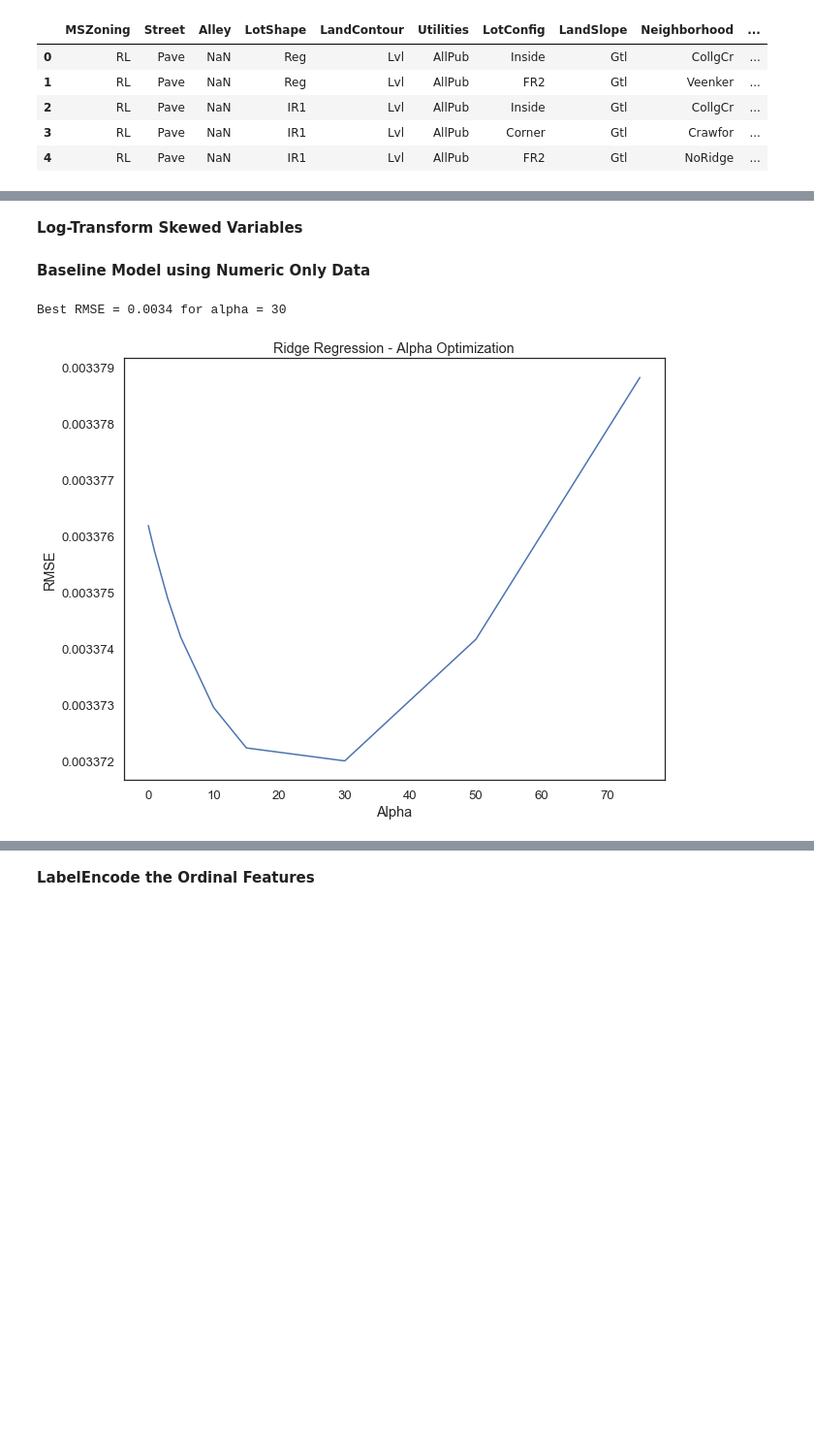
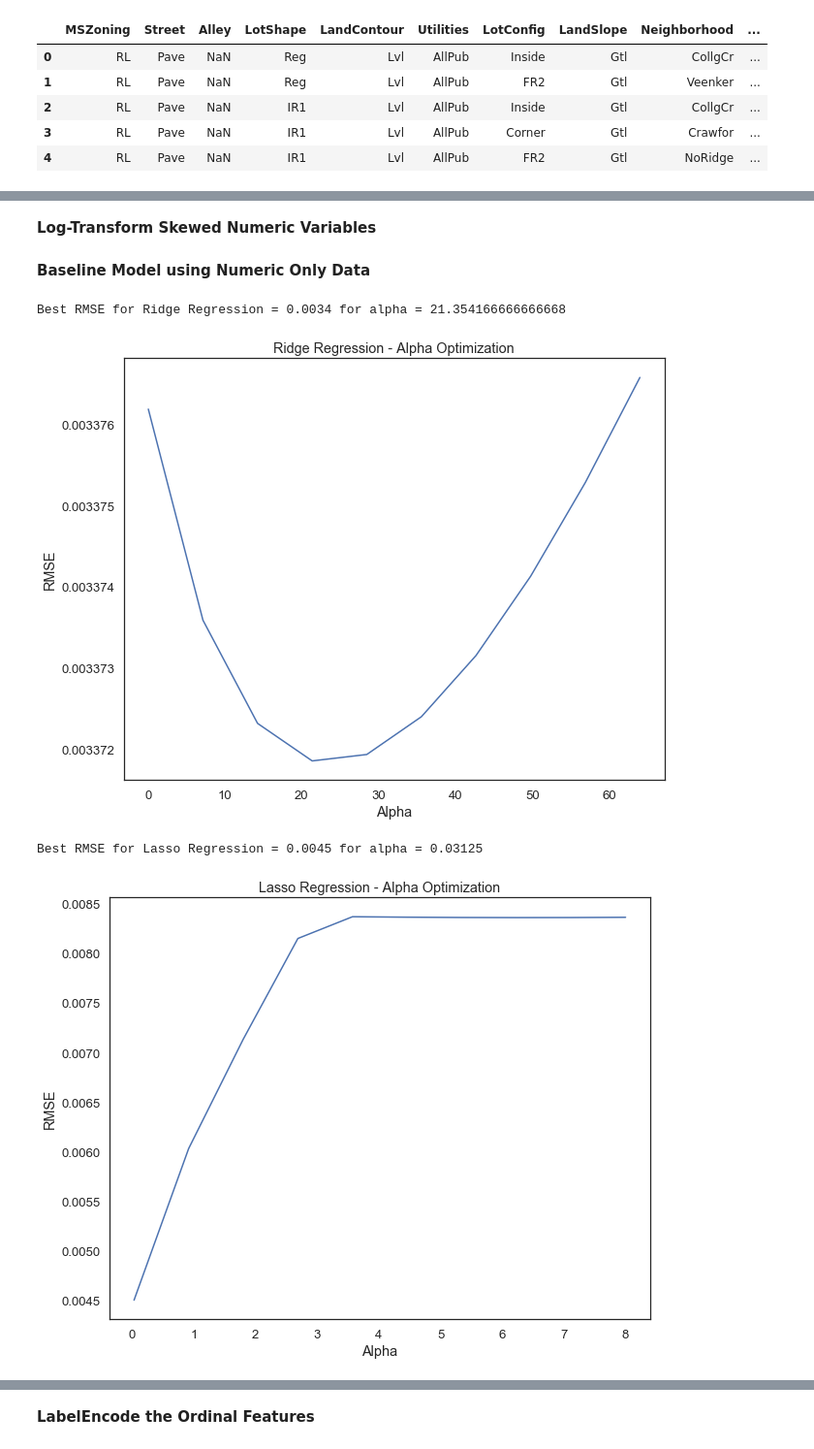
Before and after one commit to amypeniston/kaggle-competitions, a Jupyter notebook: house-prices/2_Data_Preprocessing.ipynb, the cells around one changed output, grey strips where cells are left out. Shown at 97% size. Drawn from its saved outputs; the diff is of its cells as text; code cells hidden in the pictures; blank space fills up the shorter version.

```diff
--- a/house-prices/2_Data_Preprocessing.ipynb
+++ b/house-prices/2_Data_Preprocessing.ipynb
@@ -94,5 +152,5 @@ train[categorical_features].head()
 # %% [markdown]
-**Log-Transform Skewed Variables**
+**Log-Transform Skewed Numeric Variables**
 # %%
 y = np.log1p(y) # SalePrice
 
@@ -103,20 +161,32 @@ for df in [y, X[numeric_features], test[numeric_features]]:
 # %%
 X_numeric = X[numeric_features]
 X_numeric = X_numeric.fillna(X_numeric.mean())
 
 model_ridge = Ridge()
 
-alphas = [0.05, 0.1, 0.3, 1, 3, 5, 10, 15, 30, 50, 75]
+alphas = np.linspace(2**(-5), 2**6, num=10)
 cv_ridge = [rmse_cv(Ridge(alpha=alpha), X_numeric, y).mean() for alpha in alphas]
 cv_ridge = pd.Series(cv_ridge, index=alphas)
 sns.lineplot(x=alphas, y=cv_ridge)
 plt.title("Ridge Regression - Alpha Optimization")
 plt.xlabel("Alpha")
 plt.ylabel("RMSE")
 
-print("Best RMSE = {:.4f} for alpha = {}".format(cv_ridge.min(), alphas[np.argmin(cv_ridge.values)]))
+print("Best RMSE for Ridge Regression = {:.4f} for alpha = {}".format(cv_ridge.min(), alphas[np.argmin(cv_ridge.values)]))
+plt.show()
 
+alphas = np.linspace(2**(-5), 2**3, num=10)
+cv_lasso = [rmse_cv(Lasso(alpha=alpha), X_numeric, y).mean() for alpha in alphas]
+cv_lasso = pd.Series(cv_lasso, index=alphas)
+sns.lineplot(x=alphas, y=cv_lasso)
+plt.title("Lasso Regression - Alpha Optimization")
+plt.xlabel("Alpha")
+plt.ylabel("RMSE")
+
+print("Best RMSE for Lasso Regression = {:.4f} for alpha = {}".format(cv_lasso.min(), alphas[np.argmin(cv_lasso.values)]))
 plt.show()
 # %% [output]
-Best RMSE = 0.0034 for alpha = 30
+Best RMSE for Ridge Regression = 0.0034 for alpha = 21.354166666666668
-[figure, old version]
+[figure, new version]
+Best RMSE for Lasso Regression = 0.0045 for alpha = 0.03125
+[figure, added]
```
Also changed, not shown: parts of 6 cells of this notebook.
